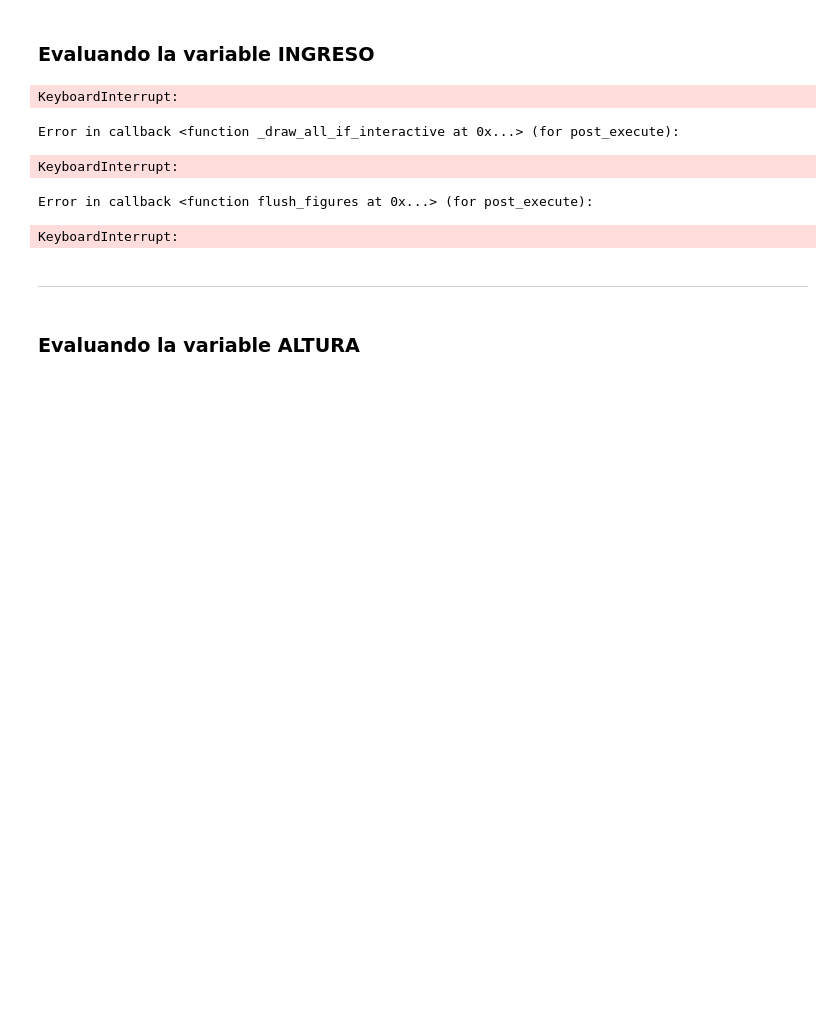
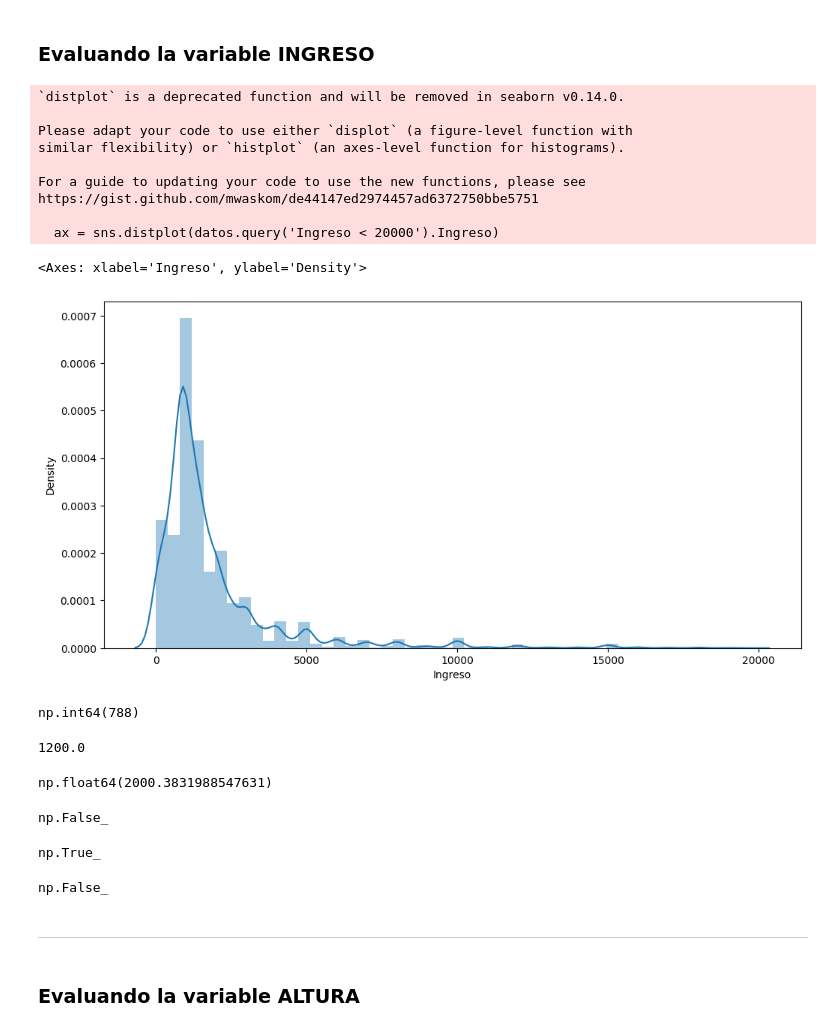
Before and after one commit to MyAppsTest/Estadistica_con_Python, a Jupyter notebook: Curso_de_Estadística_con_Python_1.ipynb, the cells around one changed output. Cells and saved outputs as stored; diff of their text form; code cells hidden in the pictures; blank space fills up the shorter version.

```diff
--- a/Curso_de_Estadística_con_Python_1.ipynb
+++ b/Curso_de_Estadística_con_Python_1.ipynb
@@ -792,16 +792,52 @@ datos.Altura.mode().values.tolist()
 # %% [markdown]
 ### Evaluando la variable INGRESO
 # %%
-ax = sns.displot(datos.query('Ingreso < 20000').Ingreso)
+ax = sns.distplot(datos.query('Ingreso < 20000').Ingreso)
 ax.figure.set_size_inches(12,6)
 
 ax
 # %% [output]
-KeyboardInterrupt:
+`distplot` is a deprecated function and will be removed in seaborn v0.14.0.
+
+Please adapt your code to use either `displot` (a figure-level function with
+similar flexibility) or `histplot` (an axes-level function for histograms).
+
+For a guide to updating your code to use the new functions, please see
+https://gist.github.com/mwaskom/de44147ed2974457ad6372750bbe5751
+
+  ax = sns.distplot(datos.query('Ingreso < 20000').Ingreso)
-Error in callback <function _draw_all_if_interactive at 0x...> (for post_execute):
+<Axes: xlabel='Ingreso', ylabel='Density'>
-KeyboardInterrupt:
-Error in callback <function flush_figures at 0x...> (for post_execute):
-KeyboardInterrupt:
+[figure, added]
+# %%
+moda = datos.Ingreso.mode()[0]
+moda
+# %% [output]
+np.int64(788)
+# %%
+mediana = datos.Ingreso.median()
+mediana
+# %% [output]
+1200.0
+# %%
+media = datos.Ingreso.mean()
+media
+# %% [output]
+np.float64(2000.3831988547631)
+# %%
+#Simetrica
+media == mediana == moda
+# %% [output]
+np.False_
+# %%
+#Asimetrica positiva (derecha)
+moda < mediana < media
+# %% [output]
+np.True_
+# %%
+#Asimetrica negativa (izquierda)
+media < mediana < moda
+# %% [output]
+np.False_
 # %% [markdown]
 ***
 # %% [markdown]
```
Also changed, not shown: parts of 13 cells of this notebook.
